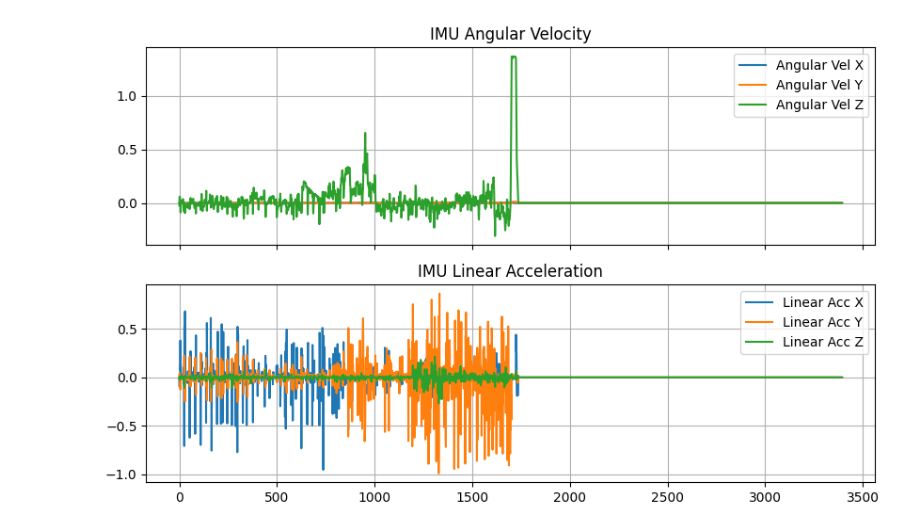
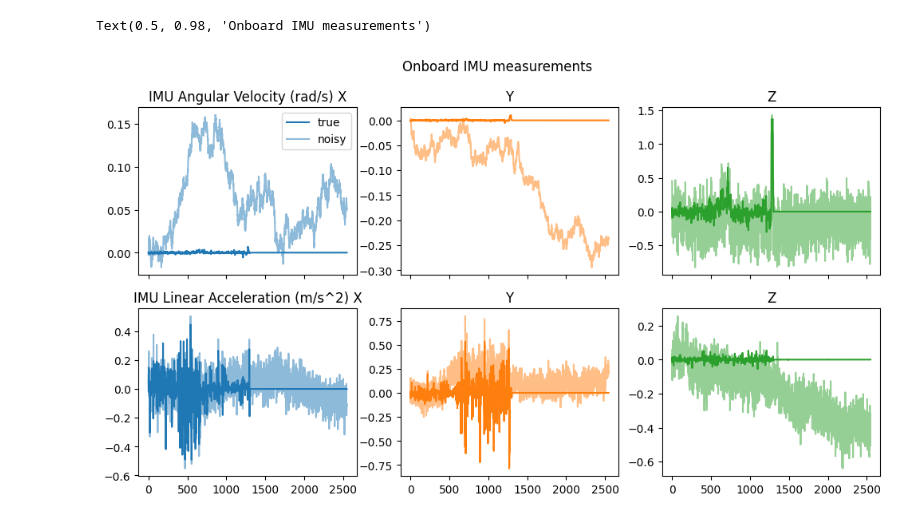
Before and after one commit to dhruvgargj5/synchronous_INS_rob599, a Jupyter notebook: explore.ipynb, the cells around one changed output. Drawn from its saved outputs; the diff is of its cells as text; code cells hidden in the pictures.

```diff
--- a/explore.ipynb
+++ b/explore.ipynb
@@ -19,9 +21,13 @@ def get_from_df(df, column_prefix, dims, step):
     return df.iloc[step][[f"{column_prefix}_{d}" for d in dims]]
 
 
-sim_speed_multiplier = 25
+sim_speed_multiplier = 1
 dt = 0.001 * sim_speed_multiplier
-df = pd.read_csv("combined_data_with_velocity.csv")
+hz = 30
+dt = float(1 / hz) * sim_speed_multiplier
+# df = pd.read_csv("combined_data_with_velocity.csv")
+df = pd.read_csv("combined_data_30Hz.csv")
 # df = pd.read_csv("combined_data.csv")
 df = df.iloc[::sim_speed_multiplier].reset_index(drop=True)
 time_lim = len(df)
+print(f"{time_lim=}")
@@ -82,19 +197,34 @@ axes[1].grid(True)
 # %%
 plt.close("all")
-fig, axes = plt.subplots(2, 1, figsize=(10, 6), sharex=True)
+fig, axes = plt.subplots(2, 3, figsize=(12, 6), sharex=True)
 
-axes[0].plot(df["imu_angular_vel_x"], label="Angular Vel X")
-axes[0].plot(df["imu_angular_vel_y"], label="Angular Vel Y")
-axes[0].plot(df["imu_angular_vel_z"], label="Angular Vel Z")
-axes[0].set_title("IMU Angular Velocity")
-axes[0].legend()
-axes[0].grid(True)
+axes[0, 0].plot(df["imu_angular_vel_x"], label="true", color="C0")
+axes[0, 1].plot(df["imu_angular_vel_y"], color="C1")
+axes[0, 2].plot(df["imu_angular_vel_z"], color="C2")
+axes[0, 0].plot(
+    df["imu_angular_vel_x_noisy"],
+    label="noisy",
+    alpha=0.5,
+    color="C0",
+)
+axes[0, 1].plot(df["imu_angular_vel_y_noisy"], alpha=0.5, color="C1")
+axes[0, 2].plot(df["imu_angular_vel_z_noisy"], alpha=0.5, color="C2")
+axes[0, 0].legend()
+axes[0, 0].set_title("IMU Angular Velocity (rad/s) X")
+axes[0, 1].set_title("Y")
+axes[0, 2].set_title("Z")
 
-axes[1].plot(df["imu_linear_acc_x"], label="Linear Acc X")
-axes[1].plot(df["imu_linear_acc_y"], label="Linear Acc Y")
-axes[1].plot(df["imu_linear_acc_z"], label="Linear Acc Z")
-axes[1].set_title("IMU Linear Acceleration")
-axes[1].legend()
-axes[1].grid(True)
+axes[1, 0].plot(df["imu_linear_acc_x"], color="C0")
+axes[1, 1].plot(df["imu_linear_acc_y"], color="C1")
+axes[1, 2].plot(df["imu_linear_acc_z"], color="C2")
+axes[1, 0].plot(df["imu_linear_acc_x_noisy"], alpha=0.5, color="C0")
+axes[1, 1].plot(df["imu_linear_acc_y_noisy"], alpha=0.5, color="C1")
+axes[1, 2].plot(df["imu_linear_acc_z_noisy"], alpha=0.5, color="C2")
+axes[1, 0].set_title("IMU Linear Acceleration (m/s^2) X")
+axes[1, 1].set_title("Y")
+axes[1, 2].set_title("Z")
+
+fig.suptitle(f"Onboard IMU measurements")
 # %% [output]
+Text(0.5, 0.98, 'Onboard IMU measurements')
-[figure, old version]
+[figure, new version]
```
Also changed, not shown: parts of 10 cells of this notebook, 1 other file.
